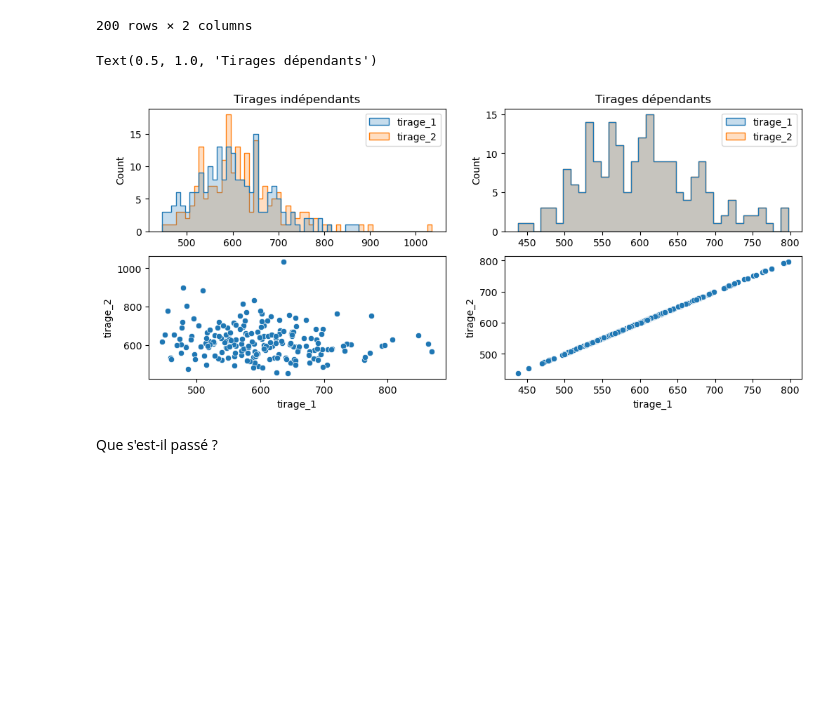
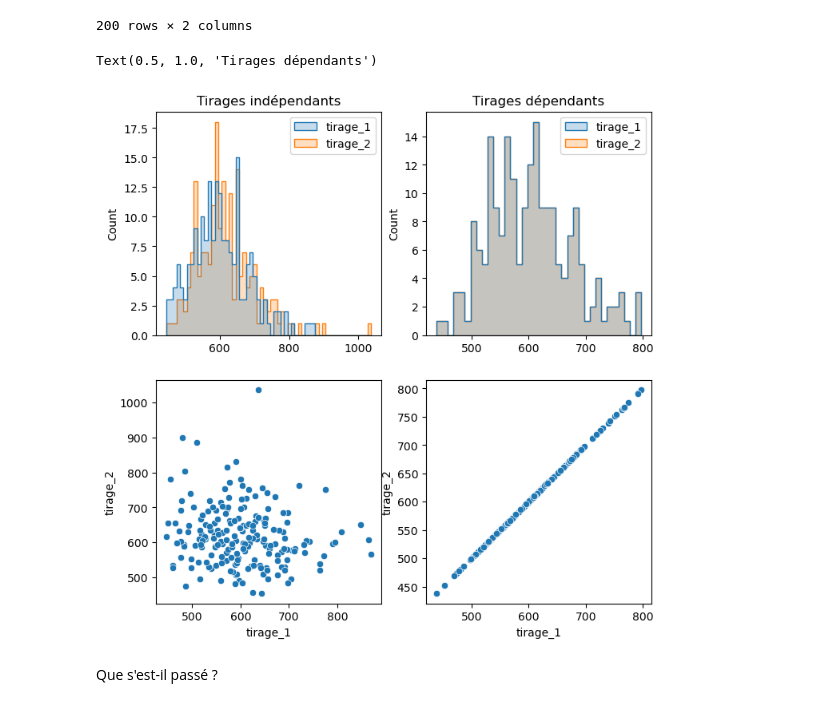
Before and after one commit to tchevilliet/ANCYV_2025, a Jupyter notebook: 4_Analyse_d_incertitudes.ipynb, the cells around one changed output. Drawn from its saved outputs; the diff is of its cells as text; code cells hidden in the pictures; blank space fills up the shorter version.

```diff
--- a/4_Analyse_d_incertitudes.ipynb
+++ b/4_Analyse_d_incertitudes.ipynb
@@ -138,3 +122,17 @@ Qu'en pensez-vous ? Sauriez-vous arbitrer entre ces deux bétons ?
 #### Dépendante, indépendante
 # %% [markdown]
 Nous avons réaliser des tirages indépendants, au sens où nous avons tirer indépendamment n_MC fois les coefficients des matrices du calcul ACV pour chaque béton. Nous pourrions considérer que lorsque un coefficient est tiré (par exemple de CO2 pour une production électrique) pour le béton A il doit rester le même pour le béton B, afin de  ne pas générer de différence là où les deux procédés sont identiques.
+# %%
+demands = [{beton_A.id : 1.0},{beton_B.id : 1.0}] # liste des demandes
+lca = bc.LCA(demand=demands[0],method=gwp100,use_distributions=True) # On initialise l'ACV, la demande ici importe peu
+lca.lci()
+lca.lcia()
+tirages = {'Béton A' : [],'Béton B' : []} # dictionnaire de listes vides dans lesquelles on stockera les résultats
+
+for _ in range(n_MC) : # On fait n_MC tirages
+    next(lca) # On tire les matrices
+    tmp = [] # On crée une liste temporaire pour stocker les résultats sur les deux demandes
+    lca.redo_lcia(demands[0])
+    tirages['Béton A' ].append(lca.score)
+    lca.redo_lcia(demands[1])
+    tirages['Béton B' ].append(lca.score)
@@ -179,14 +212,14 @@ df_tirages_dep
 # %%
-fig, ax = plt.subplots(2,2,figsize=(12,5))
+fig, ax = plt.subplots(2,2,figsize=(8,8))
 sns.histplot(df_tirages_inde,element='step',ax=ax[0,0],binwidth=10)
 sns.histplot(df_tirages_dep,element='step',ax=ax[0,1],binwidth=10)
 sns.scatterplot(df_tirages_inde,x='tirage_1',y='tirage_2',ax=ax[1,0])
 sns.scatterplot(df_tirages_dep,x='tirage_1',y='tirage_2',ax=ax[1,1])
 ax[0,0].set_title(f"Tirages indépendants")
 ax[0,1].set_title(f"Tirages dépendants")
 # %% [output]
 Text(0.5, 1.0, 'Tirages dépendants')
-[figure, old version]
+[figure, new version]
 # %% [markdown]
 Que s'est-il passé ?
 # %%
```
Also changed, not shown: parts of 8 cells of this notebook.
